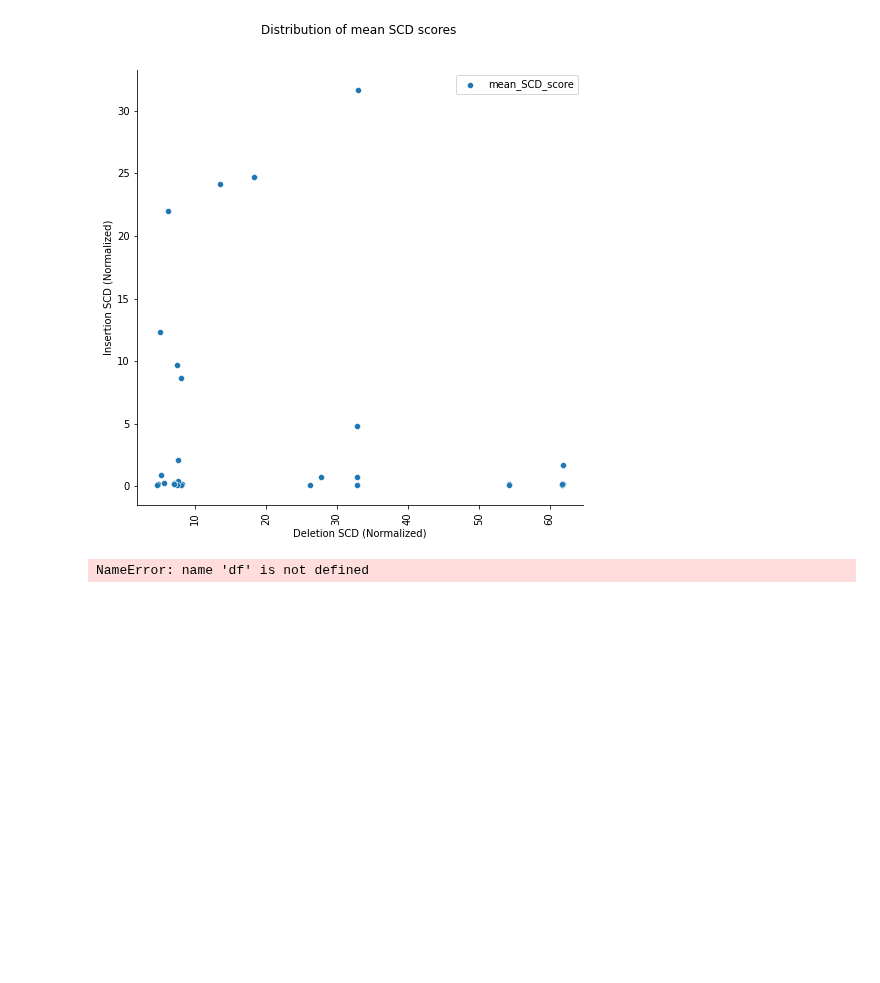
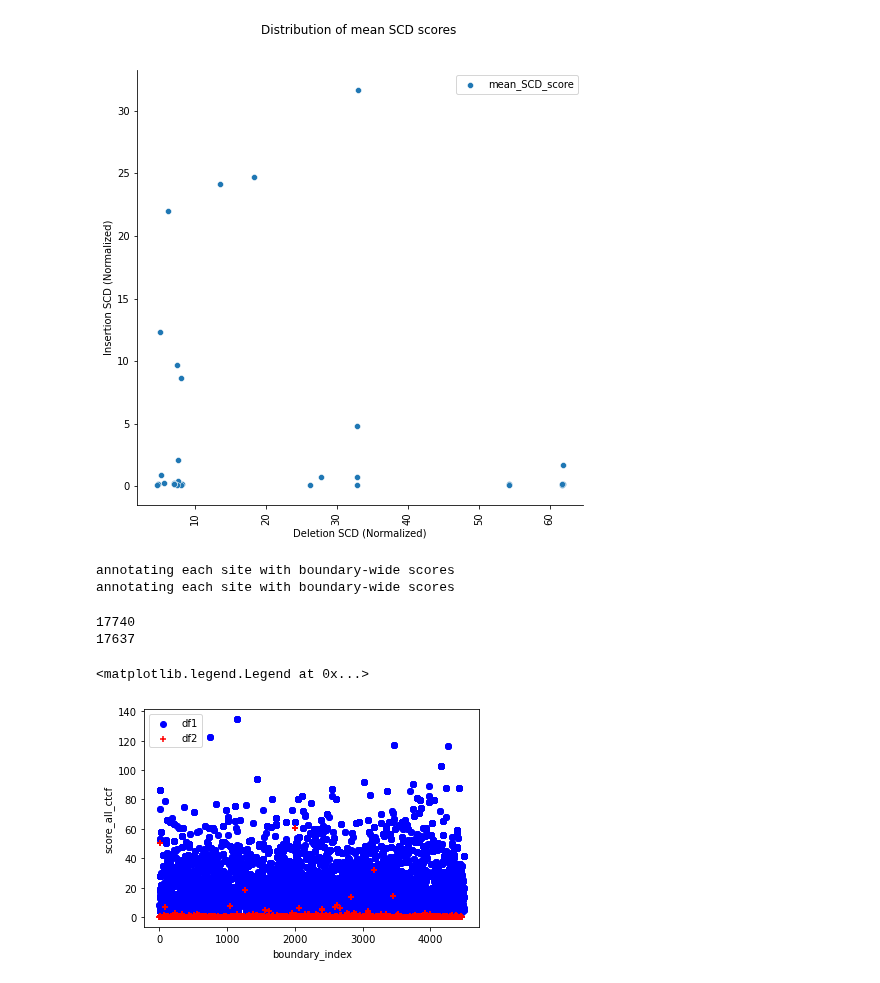
Before and after one commit to Fudenberg-Research-Group/akita_utils, a Jupyter notebook: bin/insert_experiments/analysis/CTCF_motif_deletion_vs_insertion.ipynb, the cells around one changed output. Cells and saved outputs as stored; diff of their text form; code cells hidden in the pictures; blank space fills up the shorter version.

Commit message:
analysed some pipieline files in motif selection

```diff
--- a/bin/insert_experiments/analysis/CTCF_motif_deletion_vs_insertion.ipynb
+++ b/bin/insert_experiments/analysis/CTCF_motif_deletion_vs_insertion.ipynb
@@ -171,15 +171,13 @@ plt.show()
 # %%
 # [i for i in range(-1000,1050,50)]
 # %%
-# Calculate correlation between two columns
-corr = df['column1'].corr(df['column2'])
+# # Calculate correlation between two columns
+# corr = df['column1'].corr(df['column2'])
 
-# Check if correlation coefficient is close to zero
-if abs(corr) < 0.1:
-    # Select corresponding points for further analysis
-    selected_points = df.loc[(df['column1'] == some_value) & (df['column2'] == some_other_value)]
+# # Check if correlation coefficient is close to zero
+# if abs(corr) < 0.1:
+#     # Select corresponding points for further analysis
+#     selected_points = df.loc[(df['column1'] == some_value) & (df['column2'] == some_other_value)]
-# %% [output]
-NameError: name 'df' is not defined
 # %%
 def collect_h5(file_name, out_dir, num_procs):
     # count variants
@@ -255,11 +255,33 @@ collect_h5("scd.h5", "/scratch1/kamulege/test_disruption_scd_m6/motif_expt_model
 # %%
-h5_dirs = "/scratch1/kamulege/test_disruption_scd_m6/motif_expt_model6_head1/scd.h5"
-# h5_dirs = "/project/fudenber_735/tensorflow_models/akita/v2/analysis/permute_boundaries_motifs_ctcf_mm10_model7/scd.h5"
-sites = akita_utils.tsv_gen_utils.filter_boundary_ctcfs_from_h5(
-        h5_dirs=h5_dirs, score_key="SCD", threshold_all_ctcf=5,
+h5_dirs_2 = "/scratch1/kamulege/test_disruption_scd_span_test/motif_expt_model7_head1/scd.h5"
+h5_dirs_1 = "/project/fudenber_735/tensorflow_models/akita/v2/analysis/permute_boundaries_motifs_ctcf_mm10_model7/scd.h5"
+sites_1 = akita_utils.tsv_gen_utils.filter_boundary_ctcfs_from_h5(
+        h5_dirs=h5_dirs_1, score_key="SCD", threshold_all_ctcf=0,
     )
+sites_2 = akita_utils.tsv_gen_utils.filter_boundary_ctcfs_from_h5(
+        h5_dirs=h5_dirs_2, score_key="SCD", threshold_all_ctcf=0,
+    )
+# %% [output]
+annotating each site with boundary-wide scores
+annotating each site with boundary-wide scores
 # %%
-sites.shape
+print(len(sites_1["score_all_ctcf"]))
+print(len(sites_2["score_all_ctcf"]))
+
+# create a scatter plot for df1
+plt.scatter(sites_1['boundary_index'], sites_1['score_10k'], label='df1', color='blue', marker='o')
+
+# create a scatter plot for df2
+plt.scatter(sites_2['boundary_index'], sites_2['score_10k'], label='df2', color='red', alpha=1, marker='+')
+# score_10k score_all_ctcf
+plt.xlabel("boundary_index")
+plt.ylabel("score_all_ctcf")
+plt.legend()
+# %% [output]
+17740
+17637
+<matplotlib.legend.Legend at 0x...>
+[figure, added]
 # %%
 score_key="SCD"
 upper_threshold=99
```
Also changed, not shown: parts of 5 cells of this notebook.
